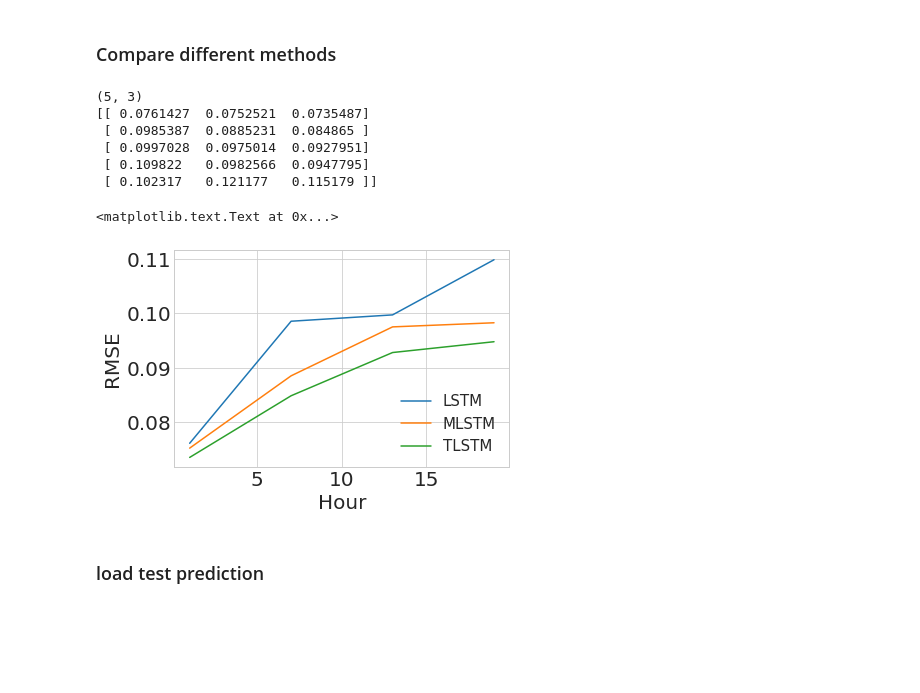
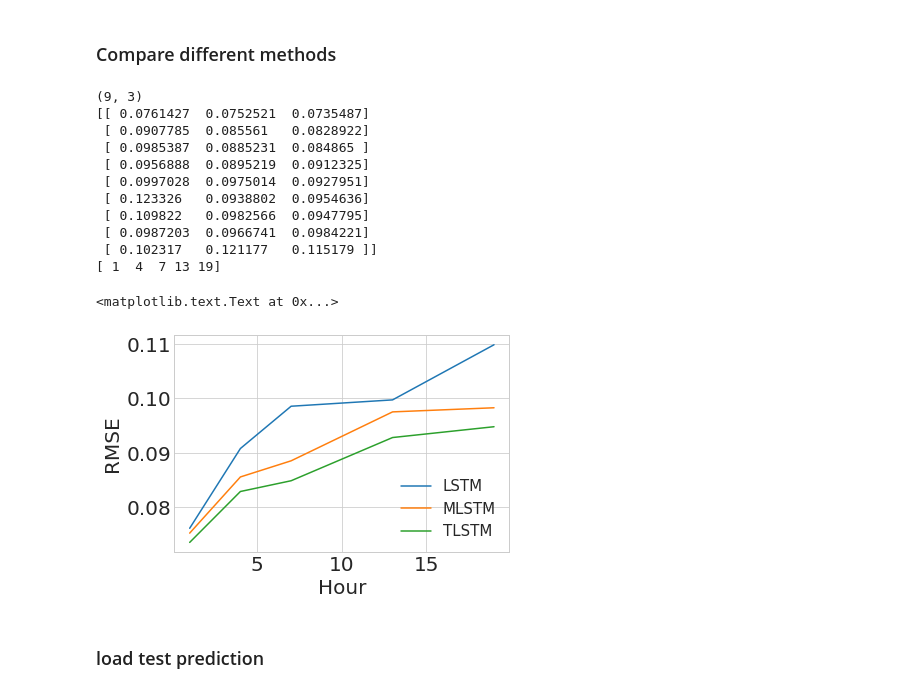
Before and after one commit to yuqirose/TensorRNN, a Jupyter notebook: experiments/notebook/py3_load_rslts.ipynb, the cells around one changed output. Saved outputs shown, nothing was run; the diff lists cells and outputs as text; code cells hidden in the pictures; blank space fills up the shorter version.

```diff
--- a/experiments/notebook/py3_load_rslts.ipynb
+++ b/experiments/notebook/py3_load_rslts.ipynb
@@ -91,0 +108,31 @@ print(np.min(errs,axis=0))
+# %%
+import seaborn as sns
+params = {
+   'axes.labelsize': 20,
+   'font.size': 12,
+   'legend.fontsize': 15,
+   'xtick.labelsize': 20,
+   'ytick.labelsize': 20,
+   'text.usetex': False,
+    'Figure.figsize':[8,10]
+   }
+sns.set_style("whitegrid")
+sns.despine()
+lstm = errs_3runs[:,0,:].T
+f1 = sns.tsplot(data=lstm, color='b',time=ts_list)
+labels = f1.get_xticklabels()
+print(labels)
+for i,l in enumerate(labels):
+    labels[i]= i*2
+f1.set_xticklabels(labels)
+
+mlstm = errs_3runs[:,1,:].T
+sns.tsplot(data=mlstm , color='g',time=ts_list)
+tlstm = errs_3runs[:,2,:].T
+sns.tsplot(data=tlstm, color='r',time=ts_list )
+
+xs = np.array([ts for ts in ts_list])
+
+plt.legend(['LSTM','MLSTM','TLSTM'])
+plt.xlabel('Hour')
+plt.ylabel('RMSE')
@@ -99,36 +150,43 @@ import seaborn as sns
 import matplotlib.pyplot as plt
 from mpl_toolkits.mplot3d import Axes3D
 
 params = {
    'axes.labelsize': 20,
    'font.size': 12,
    'legend.fontsize': 15,
    'xtick.labelsize': 20,
    'ytick.labelsize': 20,
    'text.usetex': False,
    }
 mpl.rcParams.update(params)
 sns.set_style("whitegrid")
 sns.despine()
 print(errs.shape)
 
 print(errs)
+idx = [0,1,2, 4,6] # 1,4,7,13,19
+
 xs = np.array([ts for ts in ts_list])
-plt.plot(xs[:-1], errs[:-1,:])
+plt.plot(xs[idx], errs[idx,:])
 plt.legend(['LSTM','MLSTM','TLSTM'])
 plt.xlabel('Hour')
 plt.ylabel('RMSE')
 
 # np.save('./traffic_model_step.npy',errs)
 # %% [output]
-(5, 3)
+(9, 3)
 [[ 0.0761427  0.0752521  0.0735487]
+ [ 0.0907785  0.085561   0.0828922]
  [ 0.0985387  0.0885231  0.084865 ]
+ [ 0.0956888  0.0895219  0.0912325]
  [ 0.0997028  0.0975014  0.0927951]
+ [ 0.123326   0.0938802  0.0954636]
  [ 0.109822   0.0982566  0.0947795]
+ [ 0.0987203  0.0966741  0.0984221]
  [ 0.102317   0.121177   0.115179 ]]
+[ 1  4  7 13 19]
 <matplotlib.text.Text at 0x...>
-[figure, old version]
+[figure, new version]
 # %% [markdown]
 ### load test prediction
 # %%
```
Also changed, not shown: parts of 9 cells of this notebook, 6 other files.
